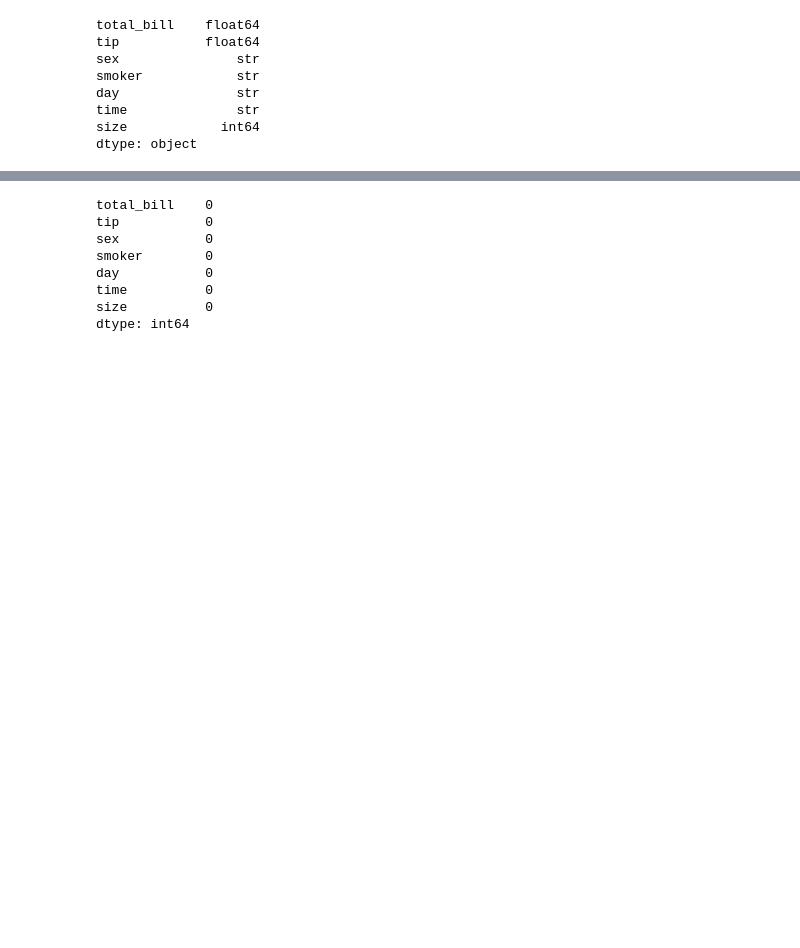
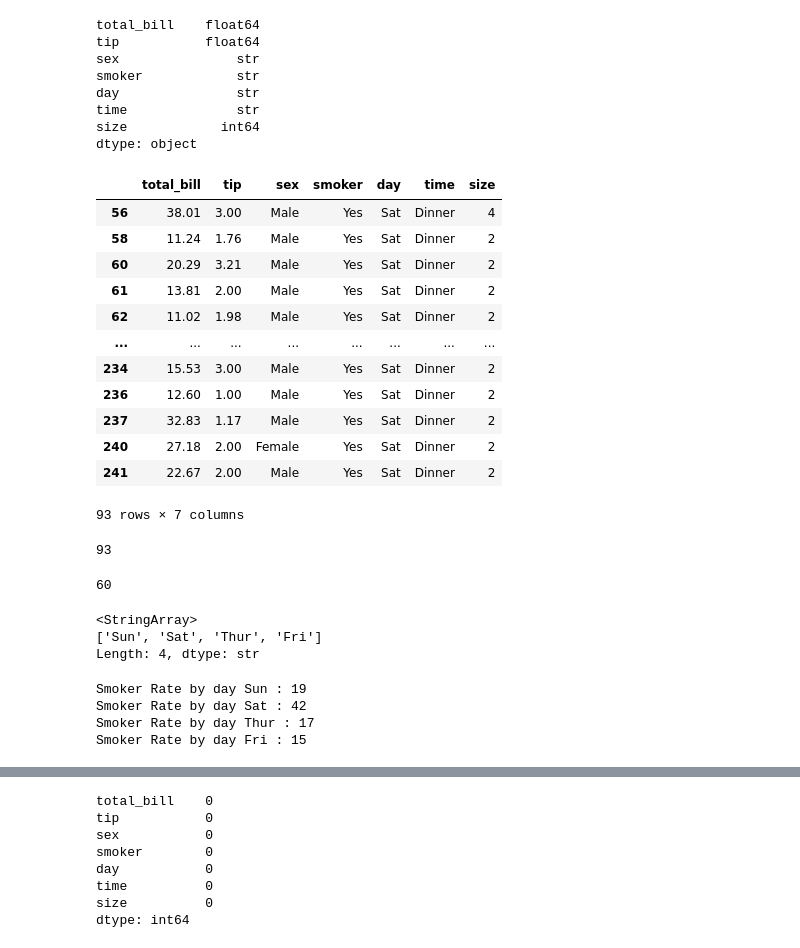
Before and after one commit to Magar-Bhuwan/Data-Science-ML, a Jupyter notebook: 2_Data_Science_ML/Tips Dataset Analysis/Tips Dataset.ipynb, the cells around one changed output, grey strips where cells are left out. Drawn from its saved outputs; the diff is of its cells as text; code cells hidden in the pictures; blank space fills up the shorter version.

```diff
--- a/2_Data_Science_ML/Tips Dataset Analysis/Tips Dataset.ipynb
+++ b/2_Data_Science_ML/Tips Dataset Analysis/Tips Dataset.ipynb
@@ -95,3 +133,47 @@ day               str
 time              str
 size            int64
 dtype: object
+# %%
+# This filters the DataFrame and returns only the rows where the smoker column is "Yes".
+# tips_data.smoker == 'Yes'             ### It gives boolean value
+tips_data[tips_data.smoker == 'Yes']
+# %% [output]
+|  | total_bill | tip | sex | smoker | day | time | size |
+| 56 | 38.01 | 3.00 | Male | Yes | Sat | Dinner | 4 |
+| 58 | 11.24 | 1.76 | Male | Yes | Sat | Dinner | 2 |
+| 60 | 20.29 | 3.21 | Male | Yes | Sat | Dinner | 2 |
+| 61 | 13.81 | 2.00 | Male | Yes | Sat | Dinner | 2 |
+| 62 | 11.02 | 1.98 | Male | Yes | Sat | Dinner | 2 |
+| ... | ... | ... | ... | ... | ... | ... | ... |
+| 234 | 15.53 | 3.00 | Male | Yes | Sat | Dinner | 2 |
+| 236 | 12.60 | 1.00 | Male | Yes | Sat | Dinner | 2 |
+| 237 | 32.83 | 1.17 | Male | Yes | Sat | Dinner | 2 |
+| 240 | 27.18 | 2.00 | Female | Yes | Sat | Dinner | 2 |
+| 241 | 22.67 | 2.00 | Male | Yes | Sat | Dinner | 2 |
+93 rows × 7 columns
+# %%
+# This returns the number of rows where smoker is "Yes".
+tips_data[tips_data.smoker == 'Yes'].shape[0]
+# %% [output]
+93
+# %%
+# This returns the number of male smokers in the dataset.
+tips_data[(tips_data.sex == 'Male') & (tips_data.smoker == 'Yes')].shape[0]
+# %% [output]
+60
+# %%
+tips_data.day.unique()
+# %% [output]
+<StringArray>
+['Sun', 'Sat', 'Thur', 'Fri']
+Length: 4, dtype: str
+# %%
+for i in ['Sun', 'Sat', 'Thur', 'Fri']:
+    smokers = tips_data[(tips_data.day == i) & (tips_data.smoker == 'Yes')
+    ]
+    print(f'Smoker Rate by day {i} : {smokers.shape[0]}')
+# %% [output]
+Smoker Rate by day Sun : 19
+Smoker Rate by day Sat : 42
+Smoker Rate by day Thur : 17
+Smoker Rate by day Fri : 15
```
Also changed, not shown: parts of 21 cells of this notebook, 2 other files.
